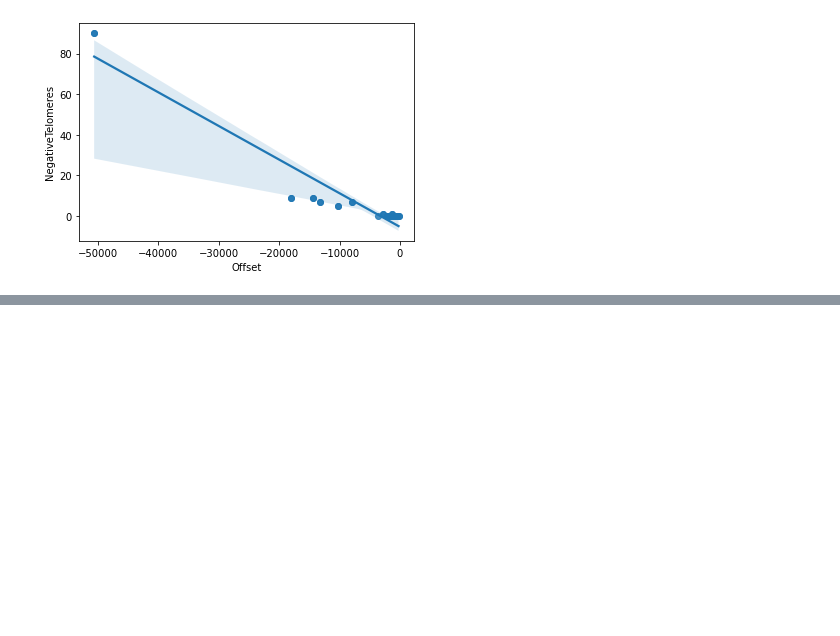
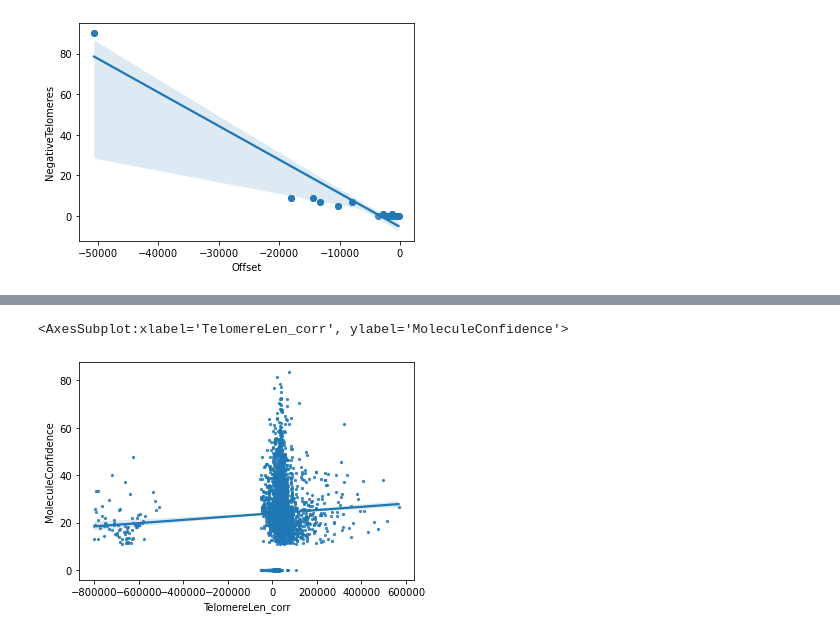
Before and after one commit to ivanp1994/telompy, a Jupyter notebook: Exploting_telomeres.ipynb, the cells around one changed output, grey strips where cells are left out. Saved outputs shown, nothing was run; the diff lists cells and outputs as text; code cells hidden in the pictures; blank space fills up the shorter version.

```diff
--- a/Exploting_telomeres.ipynb
+++ b/Exploting_telomeres.ipynb
@@ -347,0 +364,5 @@ sns.regplot(data=just_contigs,x="Offset",y="NegativeTelomeres")
+# %%
+sns.regplot(data=data,y="MoleculeConfidence",x="TelomereLen_corr",scatter_kws=dict(s=5))
+# %% [output]
+<AxesSubplot:xlabel='TelomereLen_corr', ylabel='MoleculeConfidence'>
+[figure, added]
```
Also changed, not shown: parts of 12 cells of this notebook, 1 other file.
